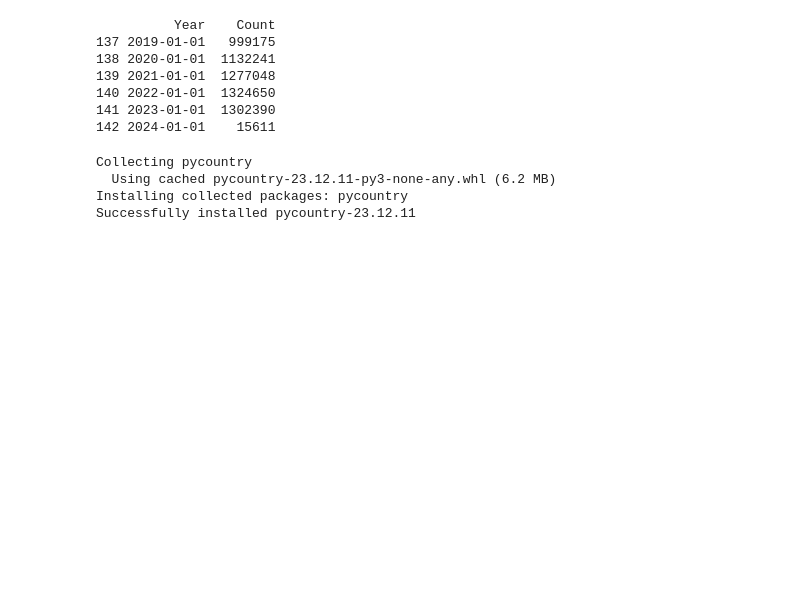
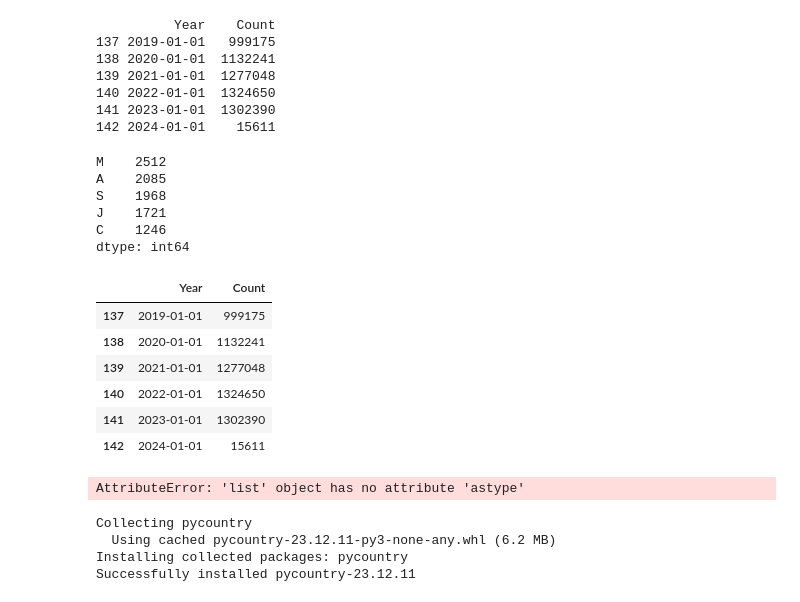
Before and after one commit to Sherryqilin/Assessment2_skills, a Jupyter notebook: Analysis.ipynb, the cells around one changed output. Cells and saved outputs as stored; diff of their text form; code cells hidden in the pictures; blank space fills up the shorter version.

```diff
--- a/Analysis.ipynb
+++ b/Analysis.ipynb
@@ -99,6 +137,37 @@ print(paper_counts_5)
 140 2022-01-01  1324650
 141 2023-01-01  1302390
 142 2024-01-01    15611
+# %%
+top_5_words
+# %% [output]
+M    2512
+A    2085
+S    1968
+J    1721
+C    1246
+dtype: int64
+# %%
+paper_counts_5
+# %% [output]
+|  | Year | Count |
+| 137 | 2019-01-01 | 999175 |
+| 138 | 2020-01-01 | 1132241 |
+| 139 | 2021-01-01 | 1277048 |
+| 140 | 2022-01-01 | 1324650 |
+| 141 | 2023-01-01 | 1302390 |
+| 142 | 2024-01-01 | 15611 |
+# %%
+df1 = ['paper_counts_5'].astype(int)
+df2 = ['top_5_words'].astype(int)
+
+# Merge datasets on the 'ID' column
+merged_df = pd.merge(df1, df2)
+
+# 'how' parameter specifies the type of join (inner, outer, left, right)
+
+print(merged_df)
+# %% [output]
+AttributeError: 'list' object has no attribute 'astype'
 # %%
 pip install pycountry
 # %% [output]
```
Also changed, not shown: parts of 2 cells of this notebook.
